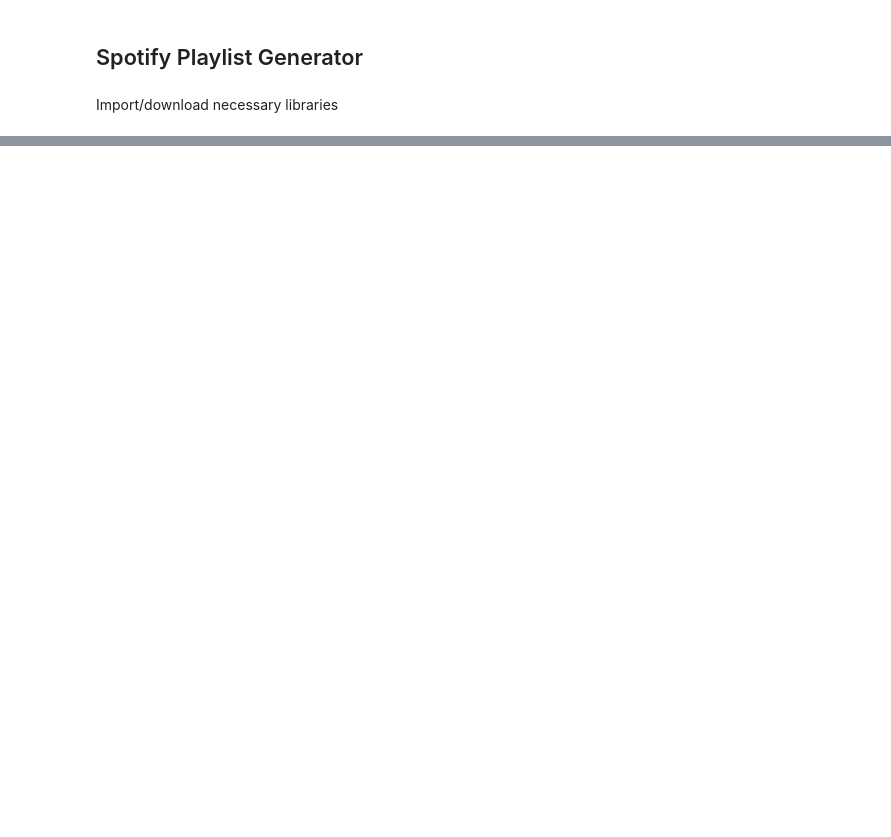
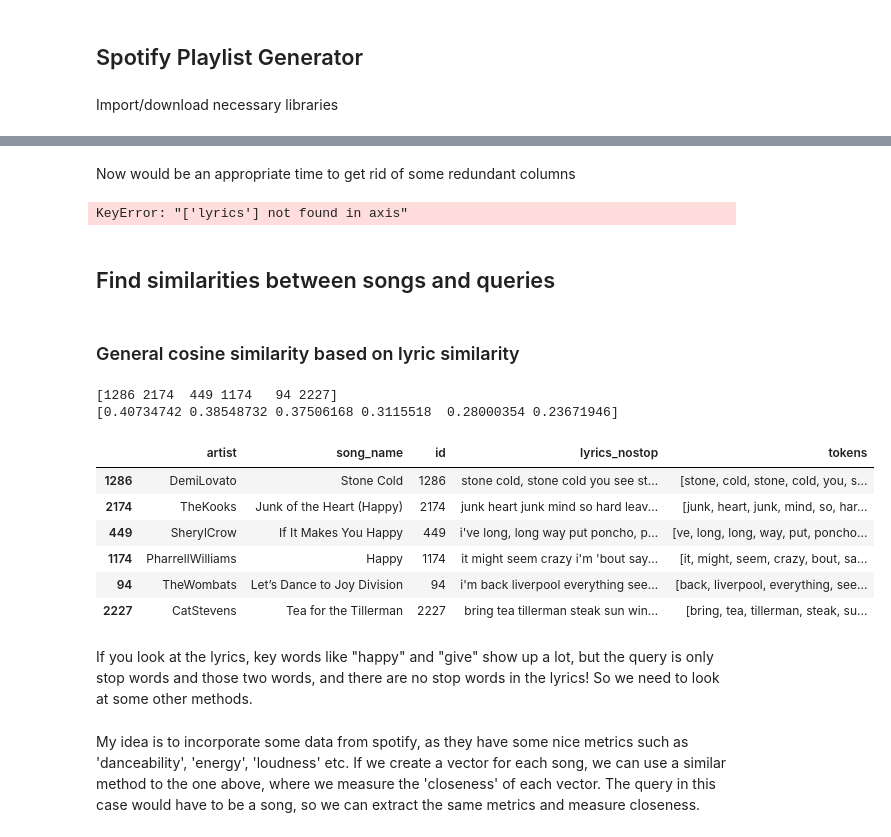
Before and after one commit to uodonnell/SpotifyPlaylist, a Jupyter notebook: notebook.ipynb, the cells around one changed output, grey strips where cells are left out. Saved outputs shown, nothing was run; the diff lists cells and outputs as text; code cells hidden in the pictures; blank space fills up the shorter version.

Commit message:
Updated notebook to find similar songs based on queries and lyric sim, added some processing files

```diff
--- a/notebook.ipynb
+++ b/notebook.ipynb
@@ -16,0 +73,3 @@ ModuleNotFoundError: No module named 'spotipy'
+# %%
+df["id"] = df.index
+df.head()
@@ -16,0 +85,7 @@ ModuleNotFoundError: No module named 'spotipy'
+# %%
+stop = set()
+with open('stopwords.txt', 'r') as f:
+    for line in f:
+        stop.add(line.rstrip())
+
+df['lyrics_nostop'] = df['lyrics'].apply(lambda x: ' '.join([word.lower() for word in x.split() if word not in (stop)]))
@@ -17,3 +104,48 @@ ModuleNotFoundError: No module named 'spotipy'
+# %%
+analyze = TfidfVectorizer().build_analyzer()
+df['tokens'] = df['lyrics_nostop'].apply(analyze)
+# %% [markdown]
+Now would be an appropriate time to get rid of some redundant columns
+# %%
+df = df.drop(['lyrics'], axis=1)
+df.head()
+# %% [output]
+KeyError: "['lyrics'] not found in axis"
+# %% [markdown]
+## Find similarities between songs and queries
+# %% [markdown]
+### General cosine similarity based on lyric similarity
+# %%
+query = "I am very happy, give me happy"
+
+q_ser = pd.Series([query])
+l_ser = pd.Series(df['lyrics_nostop'])
+
+q_lyrics = q_ser.append(l_ser)
+
+# the linear kernel is the dot product
+tf_idf = TfidfVectorizer().fit_transform(q_lyrics)
+# the query is the first item in the series, so compare it to the other items
+cosine_sim = cosine_similarity(tf_idf[0:1], tf_idf[1:]).flatten()
+top_songs_indices = cosine_sim.argsort()[:-7:-1]
+print(top_songs_indices)
+print(cosine_sim[top_songs_indices])
+
+df.iloc[top_songs_indices]
+# %% [output]
+[1286 2174  449 1174   94 2227]
+[0.40734742 0.38548732 0.37506168 0.3115518  0.28000354 0.23671946]
+|  | artist | song_name | id | lyrics_nostop | tokens |
+| 1286 | DemiLovato | Stone Cold | 1286 | stone cold, stone cold you see st... | [stone, cold, stone, cold, you, s... |
+| 2174 | TheKooks | Junk of the Heart (Happy) | 2174 | junk heart junk mind so hard leav... | [junk, heart, junk, mind, so, har... |
+| 449 | SherylCrow | If It Makes You Happy | 449 | i've long, long way put poncho, p... | [ve, long, long, way, put, poncho... |
+| 1174 | PharrellWilliams | Happy | 1174 | it might seem crazy i'm 'bout say... | [it, might, seem, crazy, bout, sa... |
+| 94 | TheWombats | Let’s Dance to Joy Division | 94 | i'm back liverpool everything see... | [back, liverpool, everything, see... |
+| 2227 | CatStevens | Tea for the Tillerman | 2227 | bring tea tillerman steak sun win... | [bring, tea, tillerman, steak, su... |
+# %% [markdown]
+If you look at the lyrics, key words like "happy" and "give" show up a lot, but the query is only stop words and those two words, and there are no stop words in the lyrics! So we need to look at some other methods.
+# %% [markdown]
+My idea is to incorporate some data from spotify, as they have some nice metrics such as 'danceability', 'energy', 'loudness' etc. If we create a vector for each song, we can use a similar method to the one above, where we measure the 'closeness' of each vector. The query in this case would have to be a song, so we can extract the same metrics and measure closeness.
 # %% [markdown]
 <a style='text-decoration:none;line-height:16px;display:flex;color:#5B5B62;padding:10px;justify-content:end;' href='https://deepnote.com?utm_source=created-in-deepnote-cell&projectId=020269be-b327-479a-994d-3e58f34cfdc4' target="_blank">
 <img alt='Created in deepnote.com' style='display:inline;max-height:16px;margin:0px;margin-right:7.5px;' src='embedded-picture-1' > </img>
```
Also changed, not shown: parts of 13 cells of this notebook, 3 other files.
